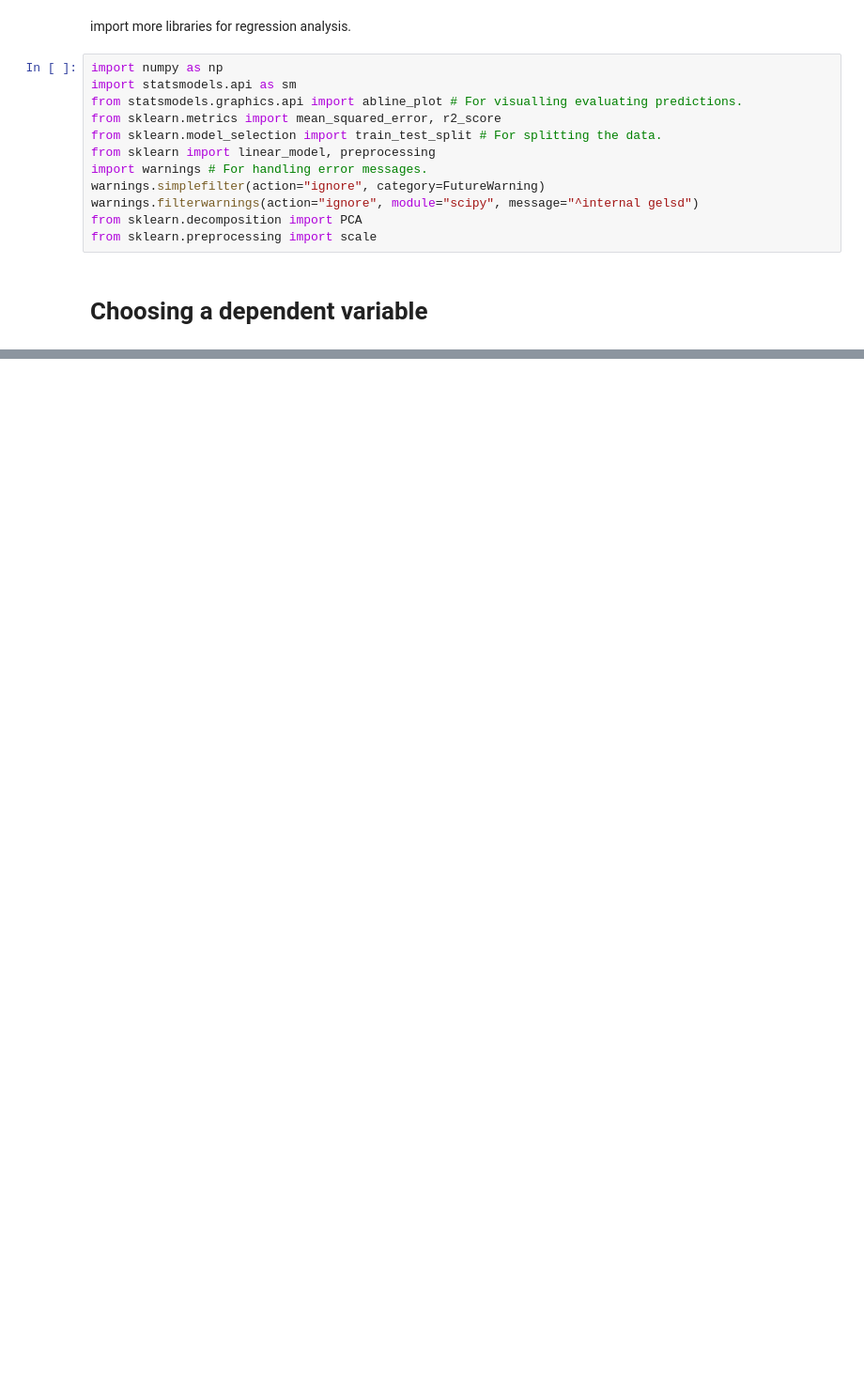
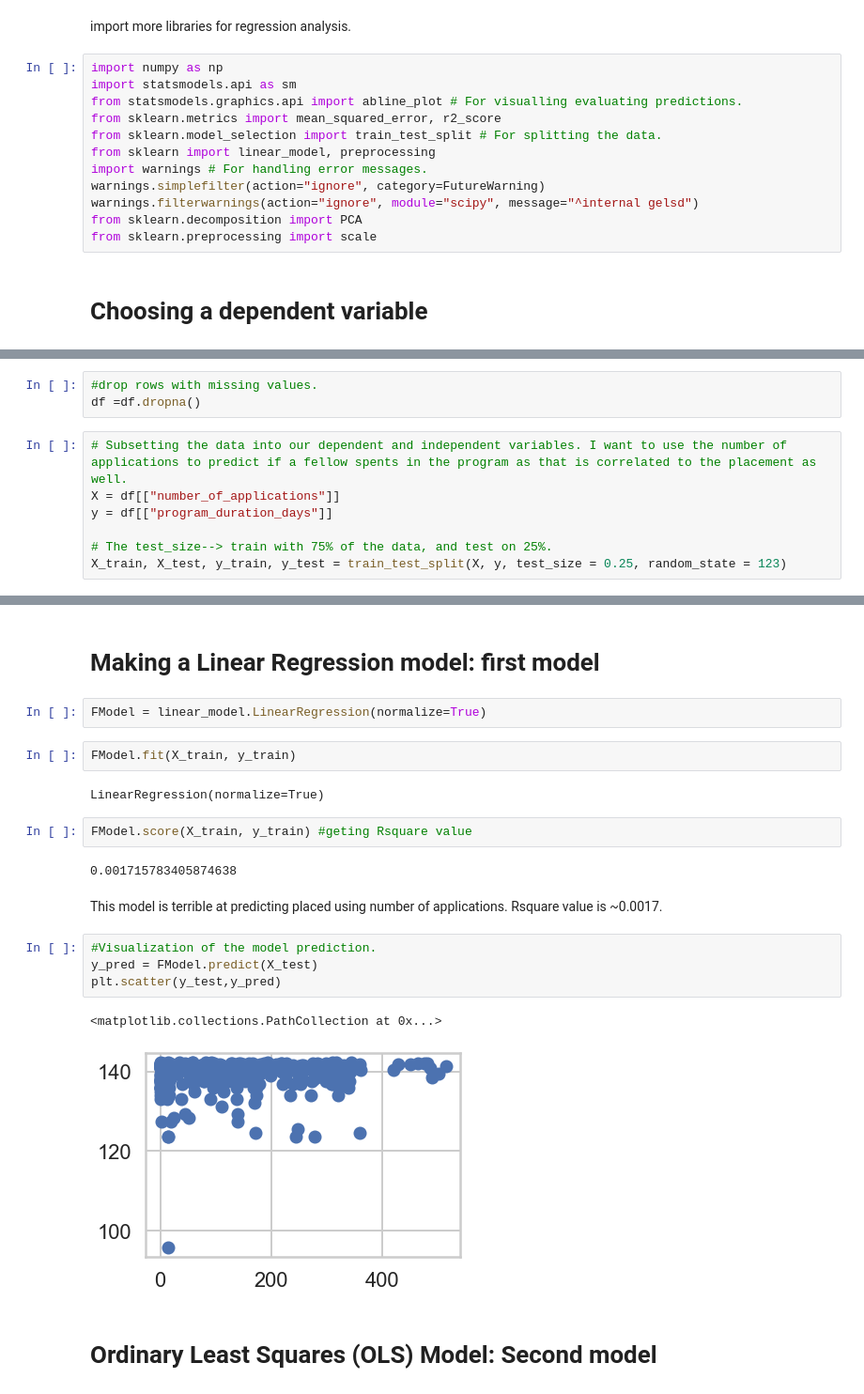
Before and after one commit to samokoye/Machine-Learning, a Jupyter notebook: Pathrise Business Analysis/Data Analysis for Pathrise Company.ipynb, the cells around one changed output, grey strips where cells are left out. Shown at 94% size. Cells and saved outputs as stored; diff of their text form; blank space fills up the shorter version.

```diff
--- a/Pathrise Business Analysis/Data Analysis for Pathrise Company.ipynb
+++ b/Pathrise Business Analysis/Data Analysis for Pathrise Company.ipynb
@@ -326,0 +331,10 @@ The #2 is a linear regression progression problem and i will be using "program_d
+# %%
+#drop rows with missing values.
+df =df.dropna()
+# %%
+# Subsetting the data into our dependent and independent variables. I want to use the number of applications to predict if a fellow spents in the program as that is correlated to the placement as well.
+X = df[["number_of_applications"]]
+y = df[["program_duration_days"]]
+
+# The test_size--> train with 75% of the data, and test on 25%.
+X_train, X_test, y_train, y_test = train_test_split(X, y, test_size = 0.25, random_state = 123)
@@ -326,0 +347,23 @@ The #2 is a linear regression progression problem and i will be using "program_d
+# %% [markdown]
+# Making a Linear Regression model: first model
+# %%
+FModel = linear_model.LinearRegression(normalize=True)
+# %%
+FModel.fit(X_train, y_train)
+# %% [output]
+LinearRegression(normalize=True)
+# %%
+FModel.score(X_train, y_train) #geting Rsquare value
+# %% [output]
+0.001715783405874638
+# %% [markdown]
+This model is terrible at predicting placed using number of applications. Rsquare value is ~0.0017.
+# %%
+#Visualization of the model prediction.
+y_pred = FModel.predict(X_test)
+plt.scatter(y_test,y_pred)
+# %% [output]
+<matplotlib.collections.PathCollection at 0x...>
+[figure, added]
+# %% [markdown]
+# Ordinary Least Squares (OLS) Model: Second model
```
Also changed, not shown: parts of 43 cells of this notebook.
